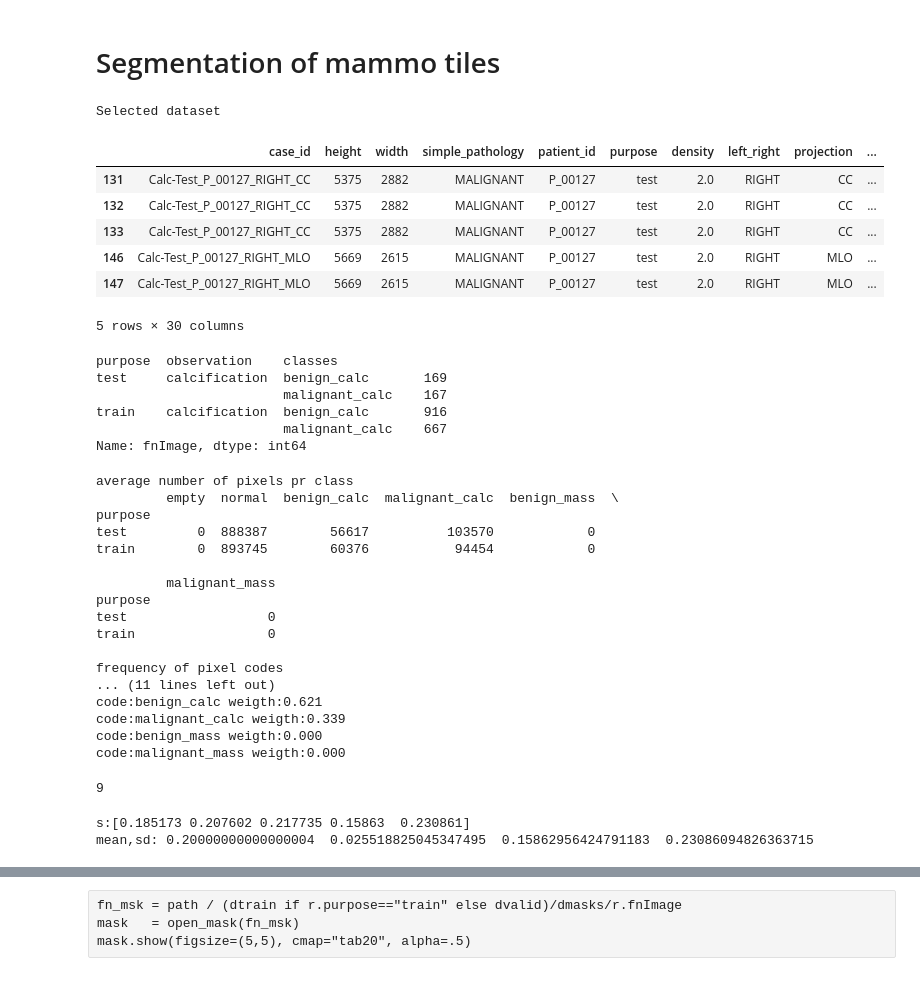
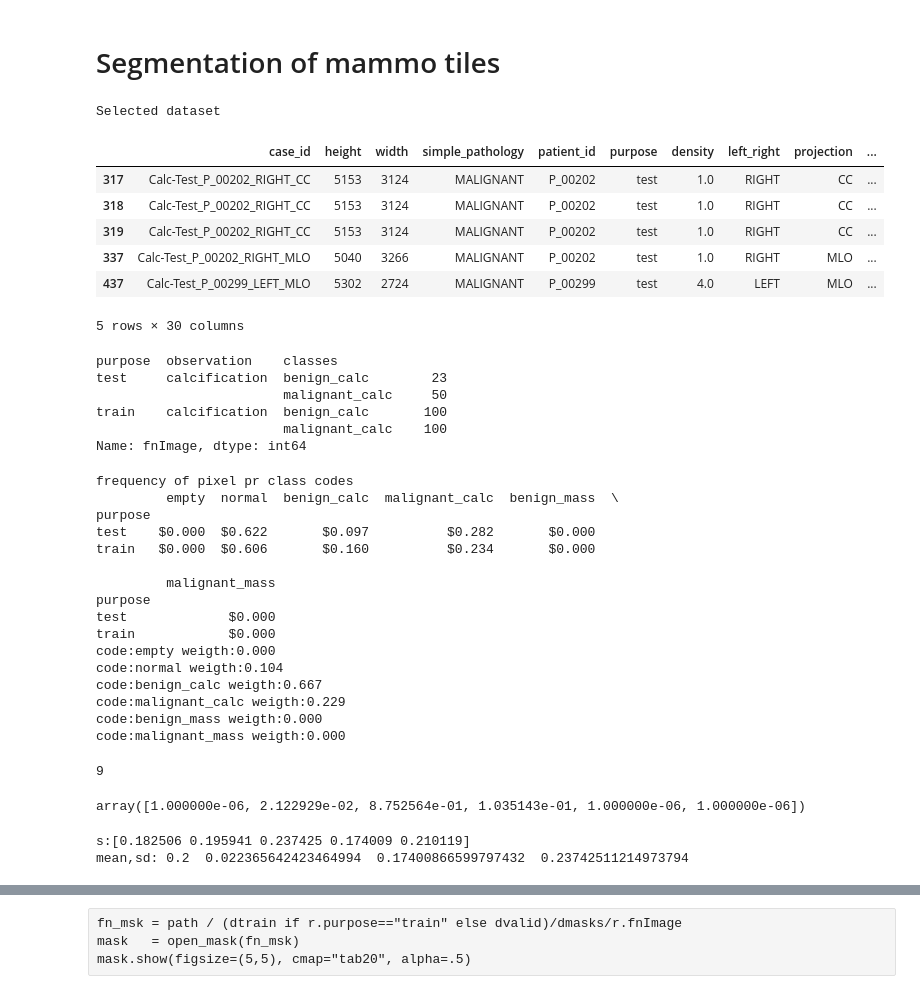
Before and after one commit to kasparlund/mammography, a Jupyter notebook: mammo_segmentation.ipynb, the cells around one changed output, grey strips where cells are left out. Drawn from its saved outputs; the diff is of its cells as text; code cells hidden in the pictures.

```diff
--- a/mammo_segmentation.ipynb
+++ b/mammo_segmentation.ipynb
@@ -97,94 +142,101 @@ def showColorEncoding(codes, cmap="ctab20") :
 cases = pd.read_csv( path / "tiles.csv", sep=";", low_memory=False)
 #print(f"cases.columns:{cases.columns}")
 cases.drop("Unnamed: 0",axis=1,inplace=True)
 #display(cases.tail(2))
 
 #print("Stat of dataset before selection")
 #gp = cases.groupby( ["purpose", "observation", "simple_pathology"])["fnImage"].count()
 #print( gp )
 
 codes = [obs.name.lower() for obs in ObsType]
 #print(f"codes:{codes}")
 
 complexity={
-            "malignant_calc":"malignant_calc > 0.01*tile_size and benign_calc==0    and empty==0",
-            "benign_calc":   "benign_calc    > 0.02*tile_size and malignant_calc==0 and empty==0"
+            "malignant_calc":"malignant_calc > 0.2*tile_size and benign_calc==0    and empty==0",
+            "benign_calc":   "benign_calc    > 0.2*tile_size and malignant_calc==0 and empty==0"
+#500 samples           "malignant_calc":"malignant_calc > 0.037*tile_size and benign_calc==0    and empty==0",
+#550 samples            "benign_calc":   "benign_calc    > 0.037*tile_size and malignant_calc==0 and empty==0"
 #            "pHealthy":"pAir==0 and pBenign==0 and pMalignant==0",
 #            "malignant_calc":"malignant_calc > 0.1*tile_size and malignant_calc > 0.5*obsAreas and benign_calc==0 and empty==0",
 #            "pAir":"pAir>0.2 and pAir<1.0",
 #            "benign_calc":"benign_calc/tile_size>0.1 and benign_calc > 0.5*obsAreas and malignant_calc==0 and empty==0"
 #            "pMalignant":"pMalignant > 0.99*obsAreas and pBenign==0 and pAir==0"
 }
-nb=1000
+nb=100
 
 test   = selectCases( cases, "test",  complexity=complexity, nb=nb//2 )
 train  = selectCases( cases, "train", complexity=complexity, nb=nb )
 dfData = test.append(train)
 print("Selected dataset")
 display(dfData.head())
 gp = dfData.groupby( ["purpose", "observation", "classes"])["fnImage"].count()
 print( gp )
 # %% [output]
 Selected dataset
 |  | case_id | height | width | simple_pathology | patient_id | purpose | density | left_right | projection | ... |
-| 131 | Calc-Test_P_00127_RIGHT_CC | 5375 | 2882 | MALIGNANT | P_00127 | test | 2.0 | RIGHT | CC | ... |
-| 132 | Calc-Test_P_00127_RIGHT_CC | 5375 | 2882 | MALIGNANT | P_00127 | test | 2.0 | RIGHT | CC | ... |
-| 133 | Calc-Test_P_00127_RIGHT_CC | 5375 | 2882 | MALIGNANT | P_00127 | test | 2.0 | RIGHT | CC | ... |
-| 146 | Calc-Test_P_00127_RIGHT_MLO | 5669 | 2615 | MALIGNANT | P_00127 | test | 2.0 | RIGHT | MLO | ... |
-| 147 | Calc-Test_P_00127_RIGHT_MLO | 5669 | 2615 | MALIGNANT | P_00127 | test | 2.0 | RIGHT | MLO | ... |
+| 317 | Calc-Test_P_00202_RIGHT_CC | 5153 | 3124 | MALIGNANT | P_00202 | test | 1.0 | RIGHT | CC | ... |
+| 318 | Calc-Test_P_00202_RIGHT_CC | 5153 | 3124 | MALIGNANT | P_00202 | test | 1.0 | RIGHT | CC | ... |
+| 319 | Calc-Test_P_00202_RIGHT_CC | 5153 | 3124 | MALIGNANT | P_00202 | test | 1.0 | RIGHT | CC | ... |
+| 337 | Calc-Test_P_00202_RIGHT_MLO | 5040 | 3266 | MALIGNANT | P_00202 | test | 1.0 | RIGHT | MLO | ... |
+| 437 | Calc-Test_P_00299_LEFT_MLO | 5302 | 2724 | MALIGNANT | P_00299 | test | 4.0 | LEFT | MLO | ... |
 5 rows × 30 columns
 purpose  observation    classes
-test     calcification  benign_calc       169
-                        malignant_calc    167
-train    calcification  benign_calc       916
-                        malignant_calc    667
+test     calcification  benign_calc        23
+                        malignant_calc     50
+train    calcification  benign_calc       100
+                        malignant_calc    100
 Name: fnImage, dtype: int64
 # %%
+minWeight = 1e-6
+
 #dfData = cases[np.isin(cases.case_id, selection )]
 
 #calculate the weights of the classes in the loss function
 gp = dfData.groupby(["purpose"])[codes].mean().astype(np.int)
-print("average number of pixels pr class")
-print(gp)
 
 s = gp.sum(axis=1)
 gp.iloc[0] /= s.iloc[0]
 gp.iloc[1] /= s.iloc[1]
-print("\nfrequency of pixel codes")
+print("\nfrequency of pixel pr class codes")
 pd.options.display.float_format = '${:,.3f}'.format
 print(gp)
 
 code_weights = 1. / (gp+1e-6)
 code_weights[gp==0] = 0
-#print("code_weights\n", code_weights)
 
 s = code_weights.sum(axis=1)
 code_weights.iloc[0] /= s.iloc[0]
 code_weights.iloc[1] /= s.iloc[1]
-#print(code_weights)
+
 code_weights = code_weights.iloc[0].values
 [print(f"code:{c} weigth:{w:.3f}") for c,w in zip(codes,code_weights)]
 
 gc.collect()
 # %% [output]
-average number of pixels pr class
+frequency of pixel pr class codes
          empty  normal  benign_calc  malignant_calc  benign_mass  \
 purpose
-test         0  888387        56617          103570            0
-train        0  893745        60376           94454            0
+test    $0.000  $0.622       $0.097          $0.282       $0.000
+train   $0.000  $0.606       $0.160          $0.234       $0.000
 
          malignant_mass
 purpose
-test                  0
-train                 0
-
-frequency of pixel codes
-... (11 lines left out)
-code:benign_calc weigth:0.621
-code:malignant_calc weigth:0.339
+test             $0.000
+train            $0.000
+code:empty weigth:0.000
+code:normal weigth:0.104
+code:benign_calc weigth:0.667
+code:malignant_calc weigth:0.229
 code:benign_mass weigth:0.000
 code:malignant_mass weigth:0.000
 9
+# %%
+code_weights = code_weights**2
+code_weights /= np.sum(code_weights)
+code_weights[code_weights==0] = minWeight
+code_weights
+# %% [output]
+array([1.000000e-06, 2.122929e-02, 8.752564e-01, 1.035143e-01, 1.000000e-06, 1.000000e-06])
 # %%
 def noise_zm( scale, w ):
     s = 1+scale*(np.random.rand(len(w))-.5)*2
@@ -215,8 +267,8 @@ s = noise_zm(.2,w)
 print(f"s:{s}")
 print(f"mean,sd: {s.mean()}  {s.std()}  {s.min()}  {s.max()}")
 # %% [output]
-s:[0.185173 0.207602 0.217735 0.15863  0.230861]
-mean,sd: 0.20000000000000004  0.025518825045347495  0.15862956424791183  0.23086094826363715
+s:[0.182506 0.195941 0.237425 0.174009 0.210119]
+mean,sd: 0.2  0.022365642423464994  0.17400866599797432  0.23742511214973794
 # %%
 scale = 0.5
 w  = noise_weigths( scale, code_weights )
```
Also changed, not shown: parts of 31 cells of this notebook.
